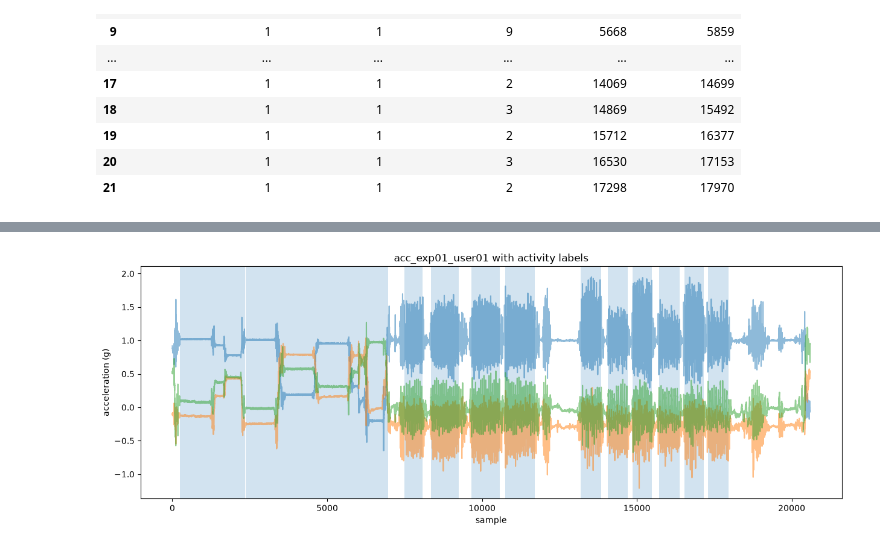
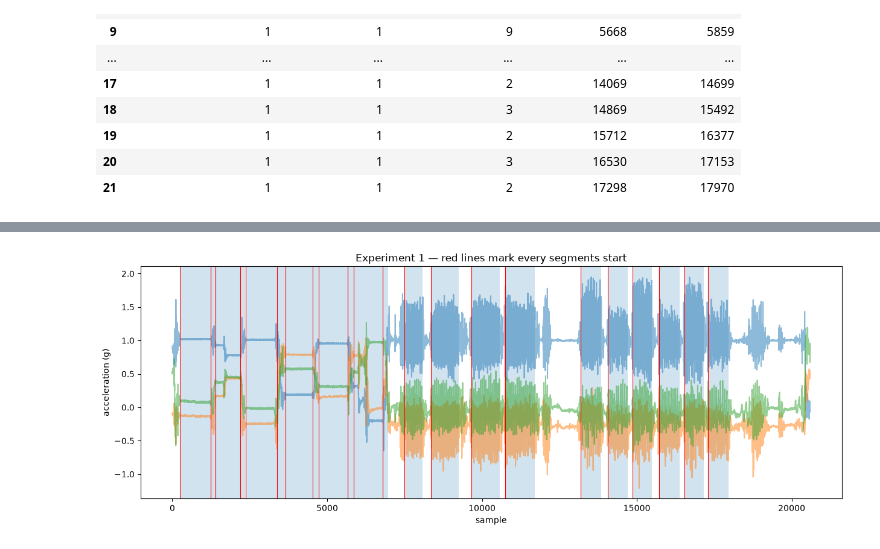
Before and after one commit to BrnDnzDzgn/Human_Activity_Recognition, a Jupyter notebook: exploration.ipynb, the cells around one changed output, grey strips where cells are left out. Cells and saved outputs as stored; diff of their text form; code cells hidden in the pictures.

```diff
--- a/exploration.ipynb
+++ b/exploration.ipynb
@@ -2,8 +2,8 @@
 import pandas as pd
 import matplotlib.pyplot as plt
 
-data1 = pd.read_csv("../Human_Activity_Recognition/dataset/RawData/acc_exp01_user01.txt",
+acc1 = pd.read_csv("../Human_Activity_Recognition/dataset/RawData/acc_exp01_user01.txt",
                     sep=r'\s+', header=None, names=['acc_x', 'acc_y', 'acc_z'])
-data1.shape
+acc1.shape
 # %% [output]
 (20598, 3)
@@ -72,8 +100,8 @@ activity_labels.head(12)
 | 10 | 11 | STAND_TO_LIE |
 | 11 | 12 | LIE_TO_STAND |
 # %%
-labels_exp1 = labels[labels['experiment_number_ID'] == 1] #how many labeled segments does experiment1 have
-labels_exp1.head(30)
+labels_acc1 = labels[labels['experiment_number_ID'] == 1] #how many labeled segments does experiment1 have
+labels_acc1.head(30)
 # %% [output]
 |  | experiment_number_ID | user_number_ID | activity_number_ID | label_start_point | label_end_point |
 | 0 | 1 | 1 | 5 | 250 | 1232 |
@@ -95,16 +144,17 @@ labels_exp1.head(30)
 # %%
-plt.figure(figsize=(15, 5)) #wide figure so we can see detail
-plt.plot(data1['acc_x'], alpha=0.5) #alpha = transparency
-plt.plot(data1['acc_y'], alpha=0.5)
-plt.plot(data1['acc_z'], alpha=0.5)
+plt.figure(figsize=(15, 5))
+plt.plot(acc1['acc_x'], alpha=0.5)
+plt.plot(acc1['acc_y'], alpha=0.5)
+plt.plot(acc1['acc_z'], alpha=0.5)
 
-#Loop over each labeled segment and shade it
-for _, row in labels_exp1.iterrows():
+for _, row in labels_acc1.iterrows():
     plt.axvspan(row['label_start_point'], row['label_end_point'], alpha=0.2)
+    #draw a vertical line at the start of each segment
+    plt.axvline(row['label_start_point'], color='red', linewidth=0.8)
 
 plt.xlabel('sample')
 plt.ylabel('acceleration (g)')
-plt.title('acc_exp01_user01 with activity labels')
+plt.title('Experiment 1 — red lines mark every segments start')
 plt.show()
 # %% [output]
-[figure, old version]
+[figure, new version]
```
Also changed, not shown: parts of 12 cells of this notebook, 1 other file.
